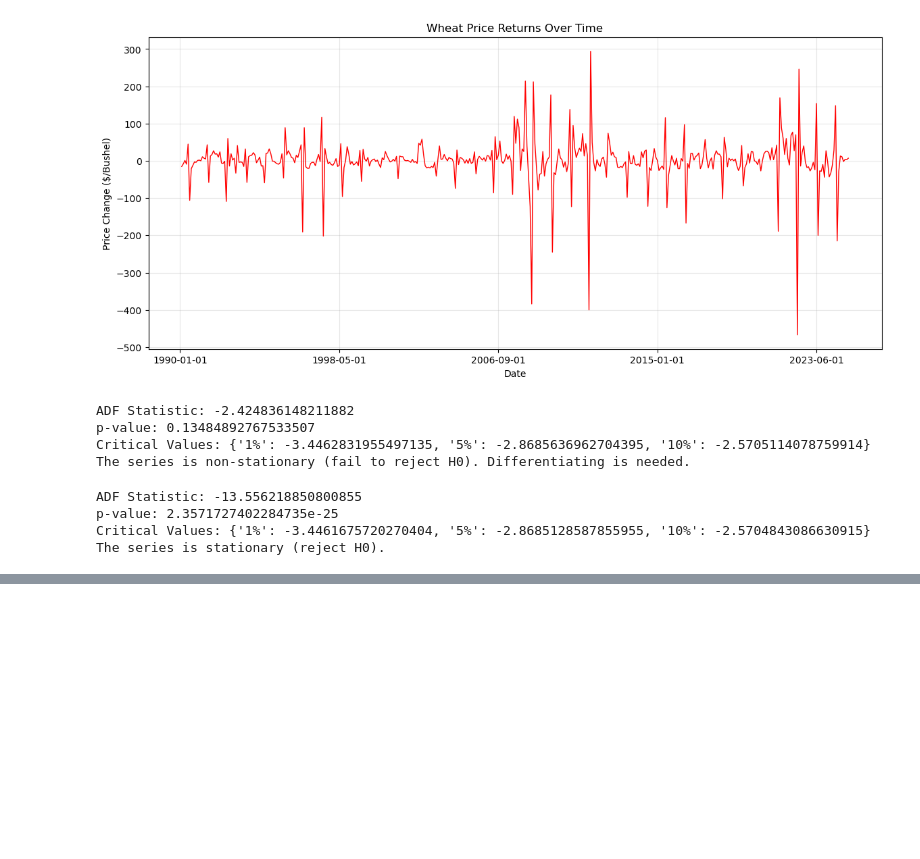
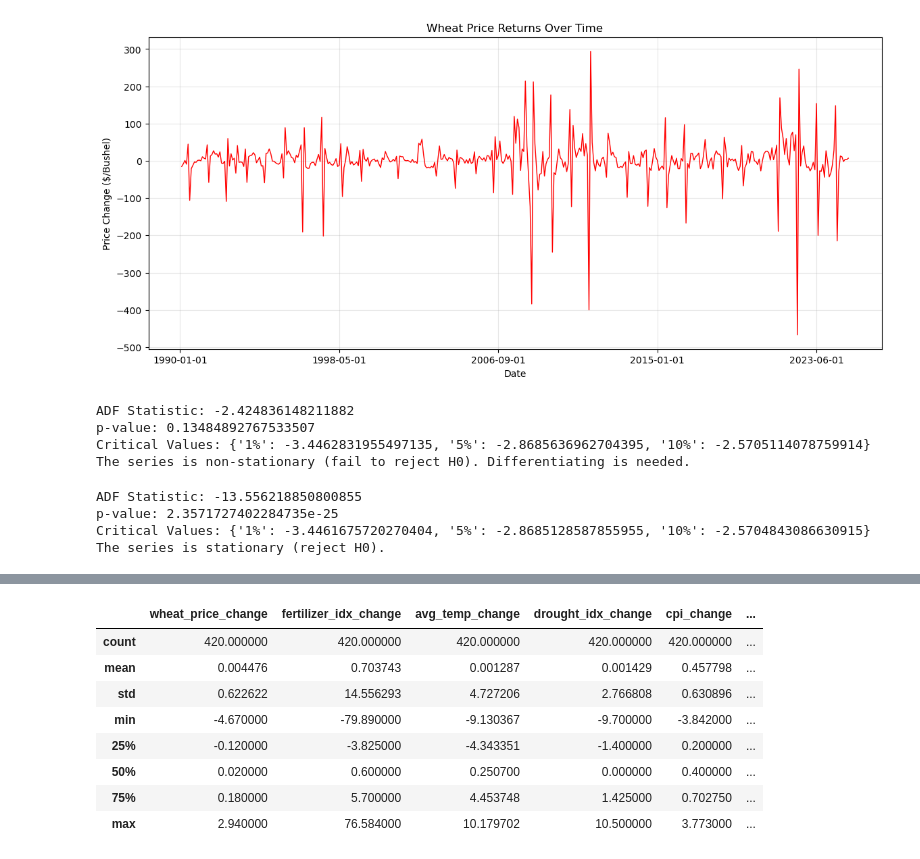
Before and after one commit to djwh1tmer/ML-Time-Series-Final-Project, a Jupyter notebook: Jupyter Notebooks/Exploratory_Data_Analysis.ipynb, the cells around one changed output, grey strips where cells are left out. Saved outputs shown, nothing was run; the diff lists cells and outputs as text; code cells hidden in the pictures; blank space fills up the shorter version.

```diff
--- a/Jupyter Notebooks/Exploratory_Data_Analysis.ipynb
+++ b/Jupyter Notebooks/Exploratory_Data_Analysis.ipynb
@@ -131,0 +144,13 @@ The series is stationary (reject H0).
+# %%
+#Summary Statistics
+df_diff.describe()
+# %% [output]
+|  | wheat_price_change | fertilizer_idx_change | avg_temp_change | drought_idx_change | cpi_change | ... |
+| count | 420.000000 | 420.000000 | 420.000000 | 420.000000 | 420.000000 | ... |
+| mean | 0.004476 | 0.703743 | 0.001287 | 0.001429 | 0.457798 | ... |
+| std | 0.622622 | 14.556293 | 4.727206 | 2.766808 | 0.630896 | ... |
+| min | -4.670000 | -79.890000 | -9.130367 | -9.700000 | -3.842000 | ... |
+| 25% | -0.120000 | -3.825000 | -4.343351 | -1.400000 | 0.200000 | ... |
+| 50% | 0.020000 | 0.600000 | 0.250700 | 0.000000 | 0.400000 | ... |
+| 75% | 0.180000 | 5.700000 | 4.453748 | 1.425000 | 0.702750 | ... |
+| max | 2.940000 | 76.584000 | 10.179702 | 10.500000 | 3.773000 | ... |
```
Also changed, not shown: parts of 5 cells of this notebook, 5 other files.
